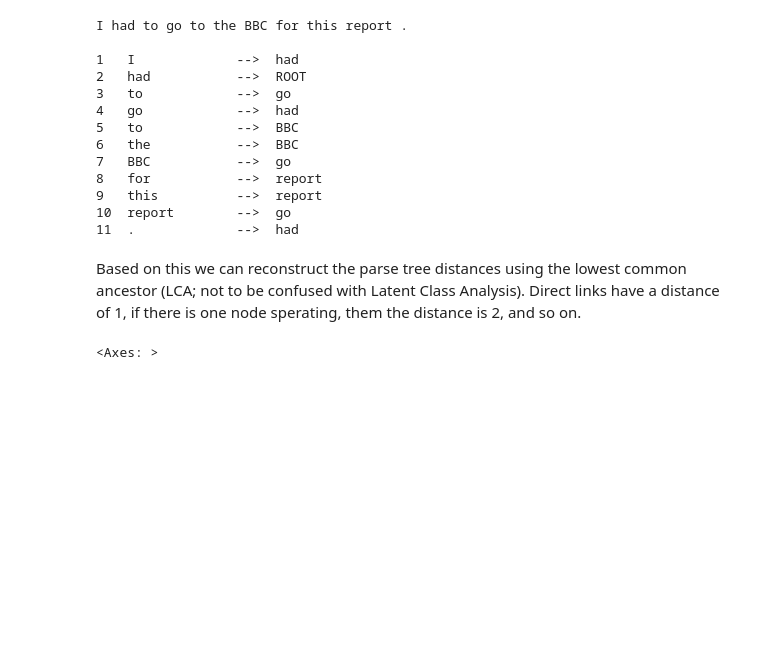
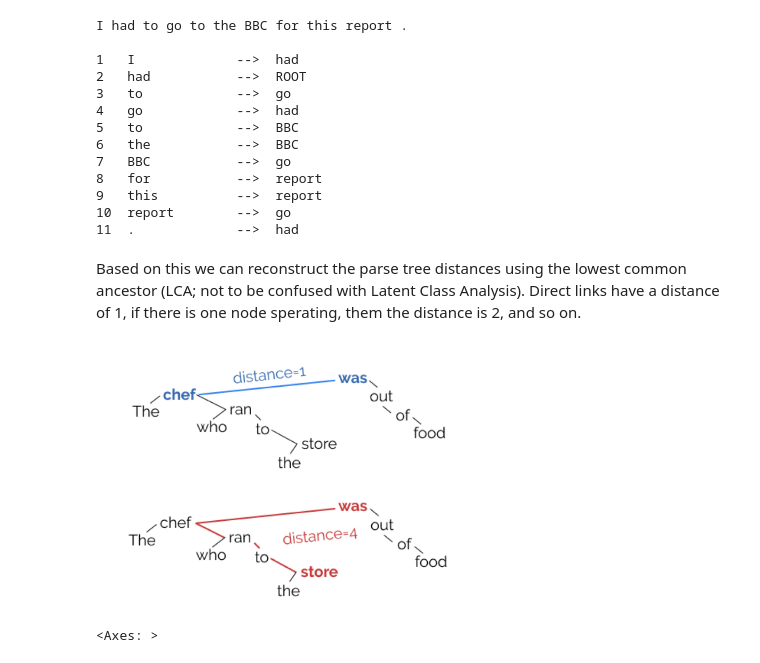
Before and after one commit to onjurgensen/probing_syntax_in_LLMs, a Jupyter notebook: probing_syntax_in_LLMs.ipynb, the cells around one changed output. Cells and saved outputs as stored; diff of their text form; code cells hidden in the pictures; blank space fills up the shorter version.

```diff
--- a/probing_syntax_in_LLMs.ipynb
+++ b/probing_syntax_in_LLMs.ipynb
@@ -108,6 +108,12 @@ I had to go to the BBC for this report .
 11  .             -->  had
 # %% [markdown]
 Based on this we can reconstruct the parse tree distances using the lowest common ancestor (LCA; not to be confused with Latent Class Analysis). Direct links have a distance of 1, if there is one node sperating, them the distance is 2, and so on.
+# %%
+# example from Hewitt and Manning (2019)
+image_path = "images/distance_scheme.jpeg"
+display(Image(filename=image_path, width=400, height = 300))
+# %% [output]
+[figure, added]
 # %%
 # expand to see function
 def distance_matrix_from_sentence(sentence):
```
Also changed, not shown: parts of 6 cells of this notebook.
